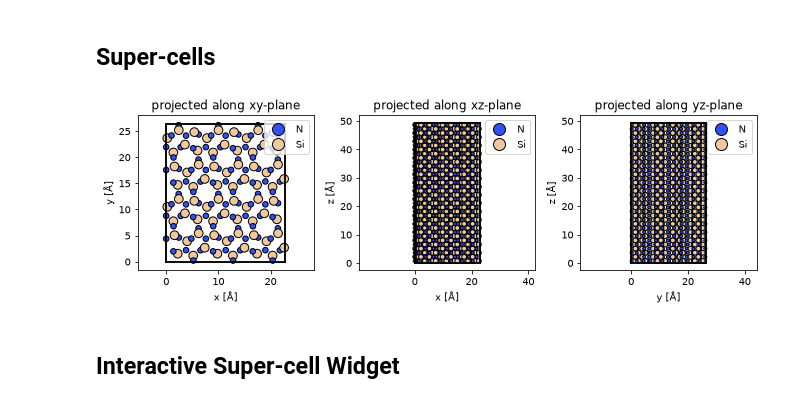
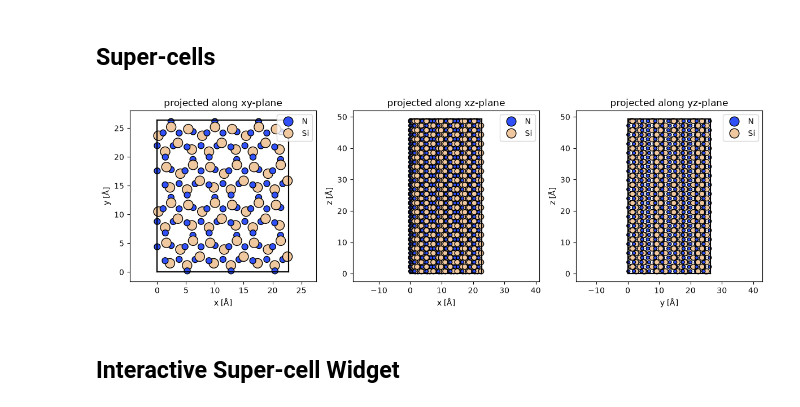
Before and after one commit to curiousbeams/workshop-20260810-iucr-4dstem, a Jupyter notebook: notebooks/02.atomic-models.ipynb, the cells around one changed output. Drawn from its saved outputs; the diff is of its cells as text; code cells hidden in the pictures.

```diff
--- a/notebooks/02.atomic-models.ipynb
+++ b/notebooks/02.atomic-models.ipynb
@@ -68,26 +68,25 @@ fig
 # %%
 #| label: app:super_cell_projections
 
 Si3N4_orthorhombic = abtem.orthogonalize_cell(Si3N4_crystal)
 Si3N4_orthorhombic *= (3,2,17)
 
 with plt.ioff():
-    dpi = 72
-    fig, axs = plt.subplots(1,3,figsize=(675/dpi, 225/dpi), dpi=dpi)
+    fig, axs = plt.subplots(1,3,figsize=(12, 4))
 
 for ax, plane in zip(axs,['xy','xz','yz']):
     abtem.show_atoms(
         Si3N4_orthorhombic,
         plane=plane,
         title=f"projected along {plane}-plane",
         ax=ax,
         legend=True,
     )
 
 fig.tight_layout()
 fig
 # %% [output]
-[figure, old version]
+[figure, new version]
 # %% [markdown]
 ## Interactive Super-cell Widget
 # %%
```
Also changed, not shown: 2 other files.
